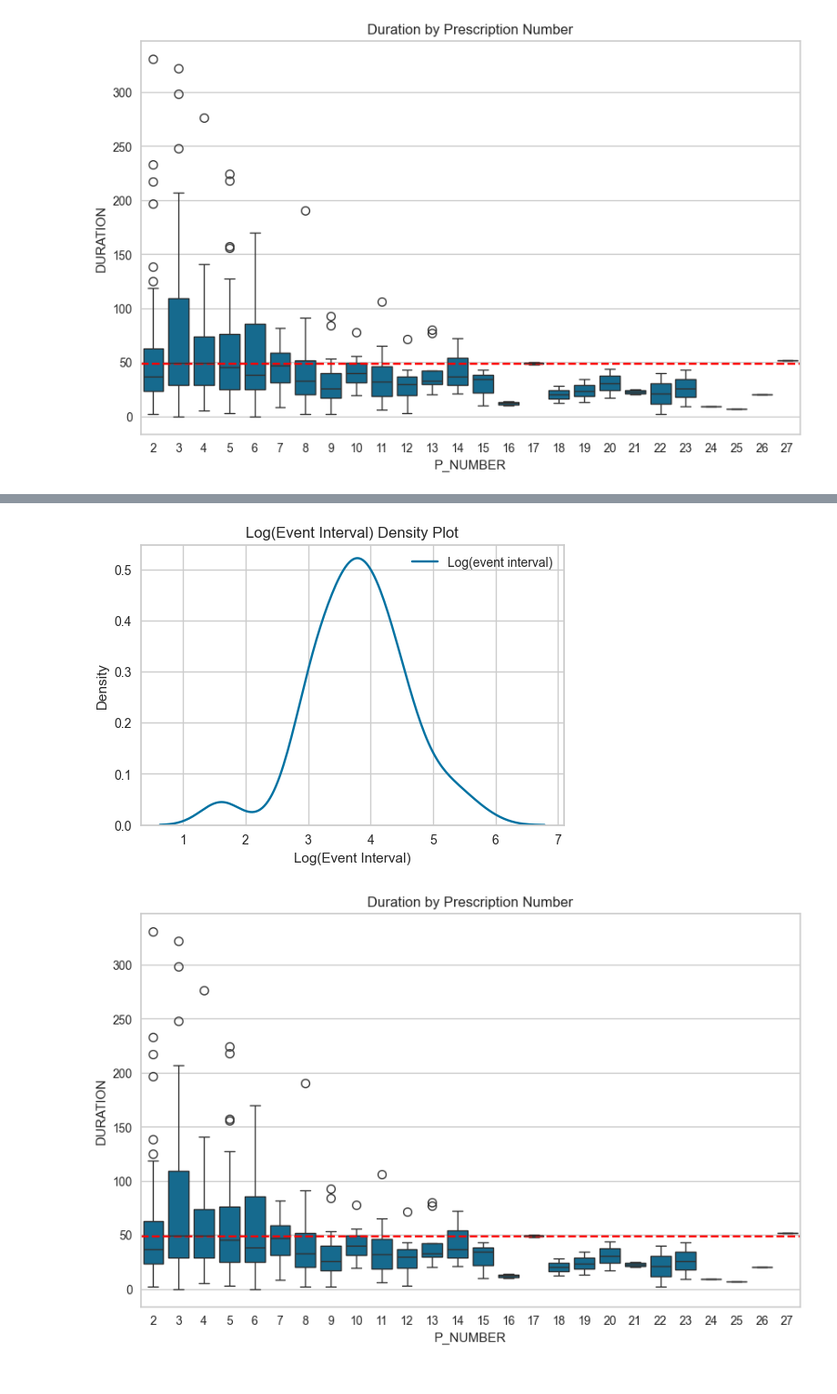
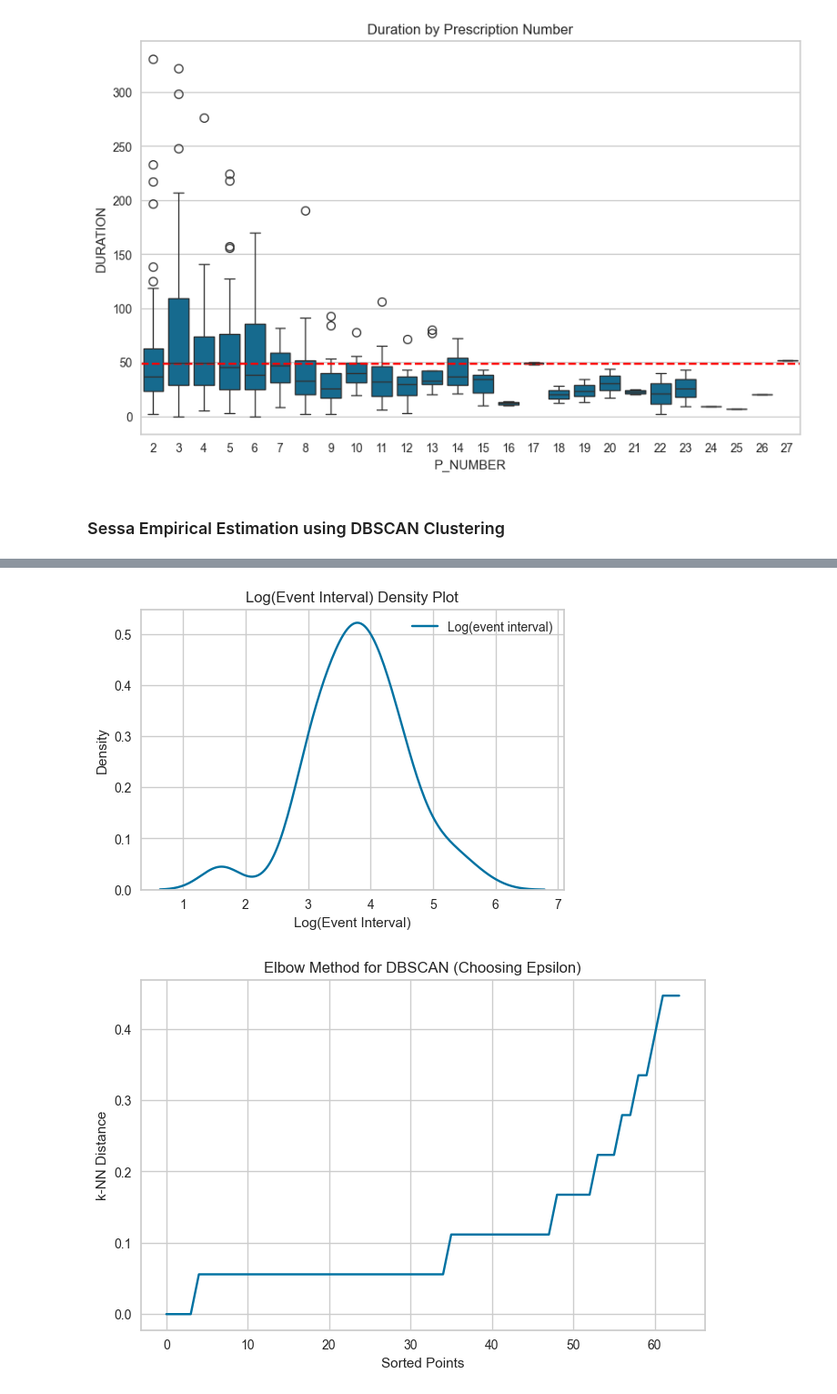
Before and after one commit to CedRaf/SEE_PY, a Jupyter notebook: Sessa_PY.ipynb, the cells around one changed output, grey strips where cells are left out. Shown at 91% size. Saved outputs shown, nothing was run; the diff lists cells and outputs as text; code cells hidden in the pictures.

```diff
--- a/Sessa_PY.ipynb
+++ b/Sessa_PY.ipynb
@@ -204,21 +206,4 @@ display(df)
 # %%
-import numpy as np
-import pandas as pd
-import matplotlib.pyplot as plt
-from datetime import datetime, timedelta
-from scipy.stats import norm
-from sklearn import decomposition, preprocessing
-from scipy.stats import ecdf
-from scipy.stats import gaussian_kde
-from sklearn.cluster import KMeans
-from sklearn.cluster import DBSCAN
-from sklearn.neighbors import NearestNeighbors
-from sklearn.metrics import silhouette_score
-from sklearn.preprocessing import StandardScaler
-from yellowbrick.cluster import SilhouetteVisualizer
-import seaborn as sns
-from IPython.display import display
-
 def load_and_preprocess_data(filepath, med_type):
 
     df = pd.read_csv(filepath)
@@ -381,30 +366,15 @@ def main():
 
 if __name__ == "__main__":
     final_df = main()
-    final_df.to_csv("kmeans.csv", index=False)
+    #final_df.to_csv("kmeans.csv", index=False)
 # %% [output]
 [figure]
 [figure]
 [figure]
 [figure]
+# %% [markdown]
+### Sessa Empirical Estimation using DBSCAN Clustering
 # %%
-import numpy as np
-import pandas as pd
-import matplotlib.pyplot as plt
-from datetime import datetime, timedelta
-from scipy.stats import norm
-from sklearn import decomposition, preprocessing
-from scipy.stats import ecdf
-from scipy.stats import gaussian_kde
-from sklearn.cluster import KMeans
-from sklearn.cluster import DBSCAN
-from sklearn.neighbors import NearestNeighbors
-from sklearn.metrics import silhouette_score
-from sklearn.preprocessing import StandardScaler
-from yellowbrick.cluster import SilhouetteVisualizer
-import seaborn as sns
-from IPython.display import display
-
 def load_and_preprocess_data(filepath, med_type):
 
     df = pd.read_csv(filepath)
@@ -468,7 +438,21 @@ def assign_clusters(df_ecdf):
     scaler = StandardScaler()
     X = scaler.fit_transform(X)
 
-    dbscan = DBSCAN(eps=0.5, min_samples=5)
+    #Elbow Method
+    neighbor = NearestNeighbors(n_neighbors=4)
+    neighbor.fit(X)
+    distances, _ = neighbor.kneighbors(X)
+
+    distances = np.sort(distances[:, -1])
+
+    plt.figure(figsize=(8, 5))
+    plt.plot(distances)
+    plt.xlabel("Sorted Points")
+    plt.ylabel("k-NN Distance")
+    plt.title("Elbow Method for DBSCAN (Choosing Epsilon)")
+    plt.show()
+
+    dbscan = DBSCAN(eps=0.2, min_samples=15)
     df_ecdf["CLUSTER"] = dbscan.fit_predict(X)
 
     return df_ecdf
@@ -526,31 +510,31 @@ def box_and_whiskers(df_see_p0):
     plt.axhline(y=medians_of_medians["DURATION"].median(), color="red", linestyle="--")
     plt.title("Duration by Prescription Number")
     plt.show()
 
 def main():
     filepath = "med_events.csv"
     med_type = "medB"
 
     df_see_p1, df_see_p0 = load_and_preprocess_data(filepath, med_type)
 
     df_ecdf = plot_ecdf(df_see_p1)
 
     density_plot = plot_density(df_see_p1)
 
     df_ecdf = assign_clusters(df_ecdf)
 
     stats = statistics(df_ecdf)
 
     df_see_p0 = merge_results(stats, df_see_p0, df_see_p1)
 
     box_and_whiskers(df_see_p0)
 
     return df_see_p0
 
 if __name__ == "__main__":
     final_df = main()
     final_df.to_csv("dbscans.csv", index=False)
 # %% [output]
 [figure]
 [figure]
-[figure, old version]
+[figure, new version]
```
Also changed, not shown: parts of 5 cells of this notebook, 1 other file.
